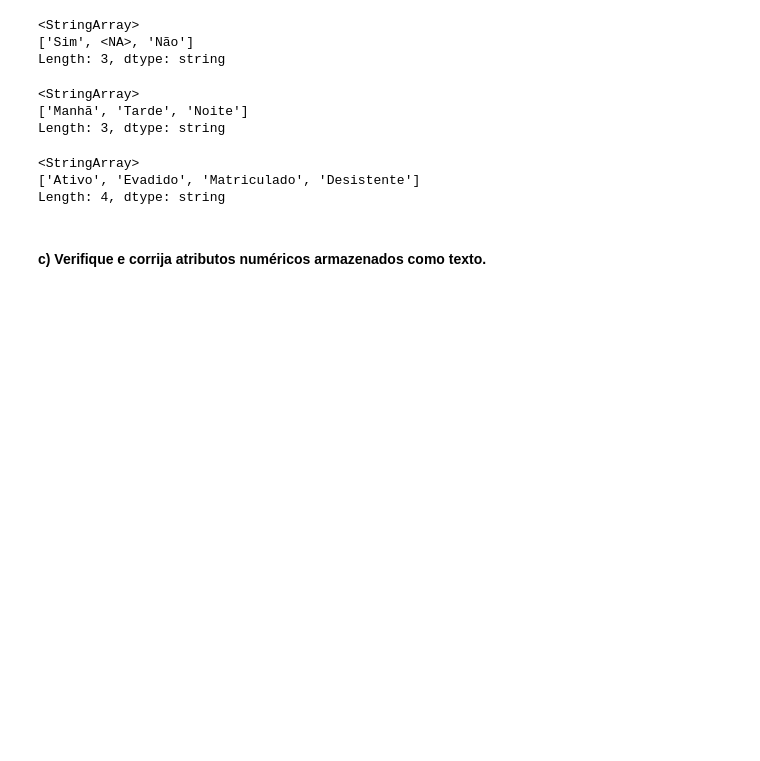
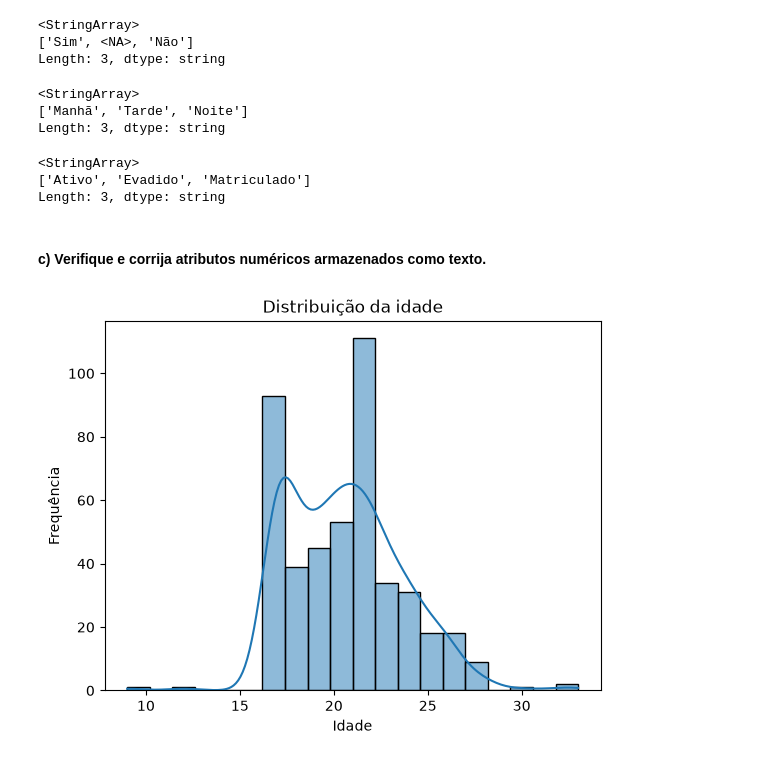
Before and after one commit to assincrono/analise-evasao-escolar, a Jupyter notebook: main.ipynb, the cells around one changed output. Drawn from its saved outputs; the diff is of its cells as text; code cells hidden in the pictures; blank space fills up the shorter version.

Commit message:
feat: limpeza da coluna idade

```diff
--- a/main.ipynb
+++ b/main.ipynb
@@ -181,14 +181,40 @@ df["situacao"] = col.replace({
     "ATIVO": "Ativo",
     "EVADIDO": "Evadido",
     "EVADIU": "Evadido",
+    "DESISTENTE": "Evadido",
     "MATRICULADO": "Matriculado",
-    "DESISTENTE": "Desistente"
 })
 # %%
 df["situacao"].unique()
 # %% [output]
 <StringArray>
-['Ativo', 'Evadido', 'Matriculado', 'Desistente']
-Length: 4, dtype: string
+['Ativo', 'Evadido', 'Matriculado']
+Length: 3, dtype: string
 # %% [markdown]
 #### c) Verifique e corrija atributos numéricos armazenados como texto.
+# %%
+df["idade"] = df["idade"].replace({
+    "vinte": "20",
+    "20 anos": "20",
+    "19 anos": "19"
+})
+
+df["idade"] = pd.to_numeric(df["idade"], errors="coerce")
+
+df = df.dropna(subset=["idade"])
+
+df = df[(df["idade"] > 0) & (df["idade"] < 100)]
+
+df["idade"] = df["idade"].astype(int)
+# %%
+import matplotlib.pyplot as plt
+import seaborn as sns
+
+sns.histplot(df["idade"], bins=20, kde=True)
+
+plt.xlabel("Idade")
+plt.ylabel("Frequência")
+plt.title("Distribuição da idade")
+plt.show()
+# %% [output]
+[figure, added]
```
Also changed, not shown: parts of 2 cells of this notebook.
